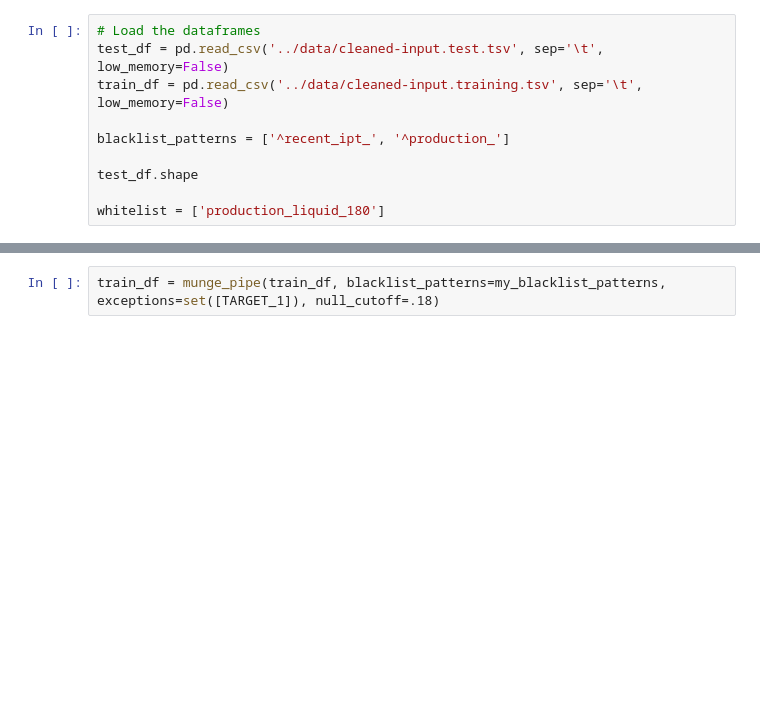
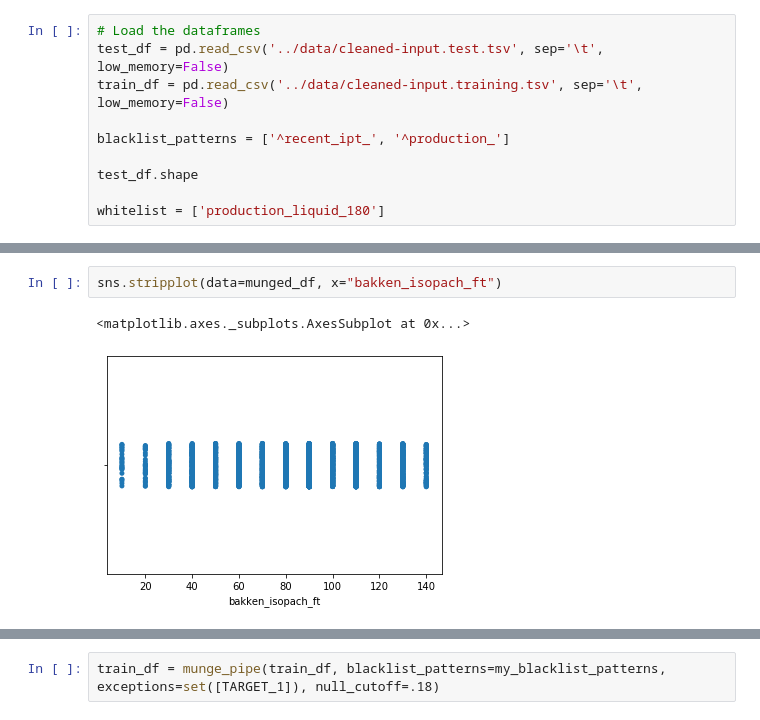
Before and after one commit to noproblem-james/data_imputation, a Jupyter notebook: notebooks/Bakken_modeling-Copy1.ipynb, the cells around one changed output, grey strips where cells are left out. Drawn from its saved outputs; the diff is of its cells as text; blank space fills up the shorter version.

```diff
--- a/notebooks/Bakken_modeling-Copy1.ipynb
+++ b/notebooks/Bakken_modeling-Copy1.ipynb
@@ -61,0 +167,5 @@ Index(['FileNo', 'CountyName', 'CurrentOperator', 'FieldName', 'GRElev',
+# %%
+sns.stripplot(data=munged_df, x="bakken_isopach_ft")
+# %% [output]
+<matplotlib.axes._subplots.AxesSubplot at 0x...>
+[figure, added]
```
Also changed, not shown: parts of 47 cells of this notebook, 3 other files.
